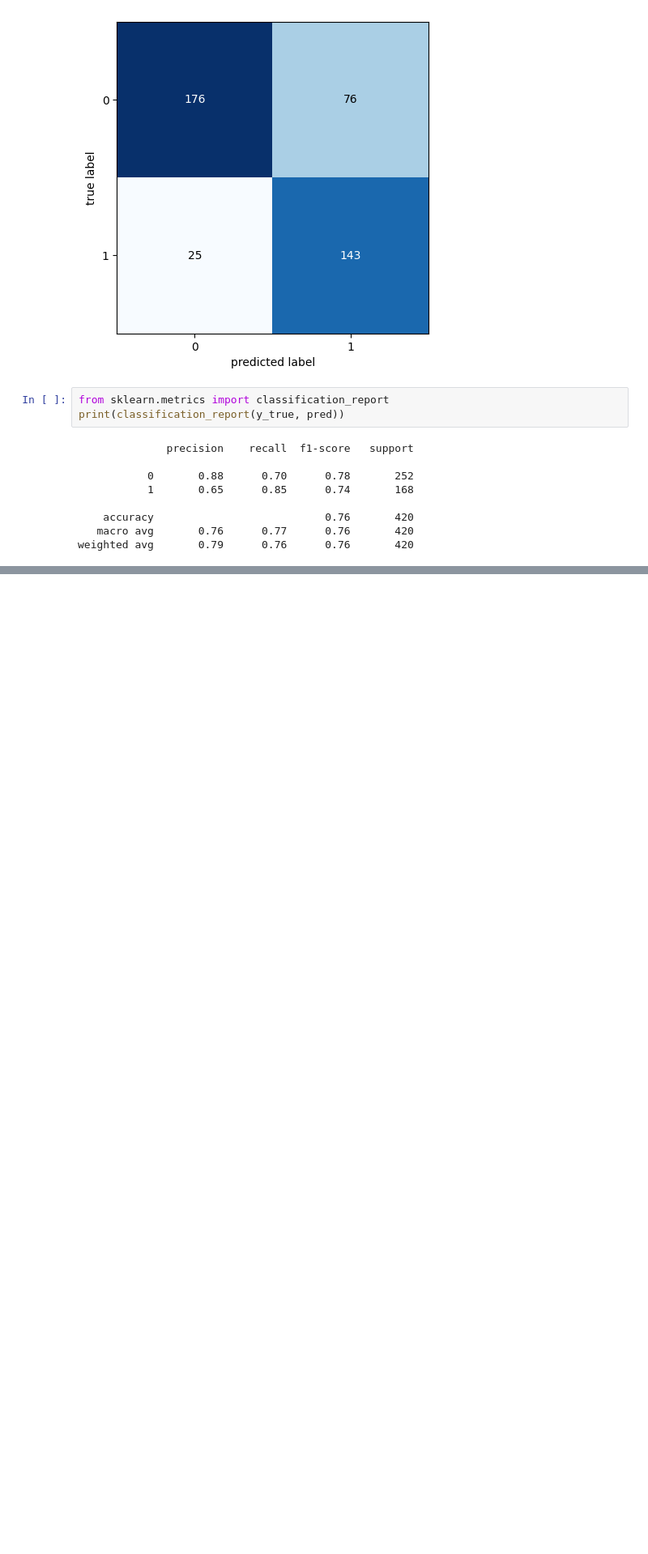
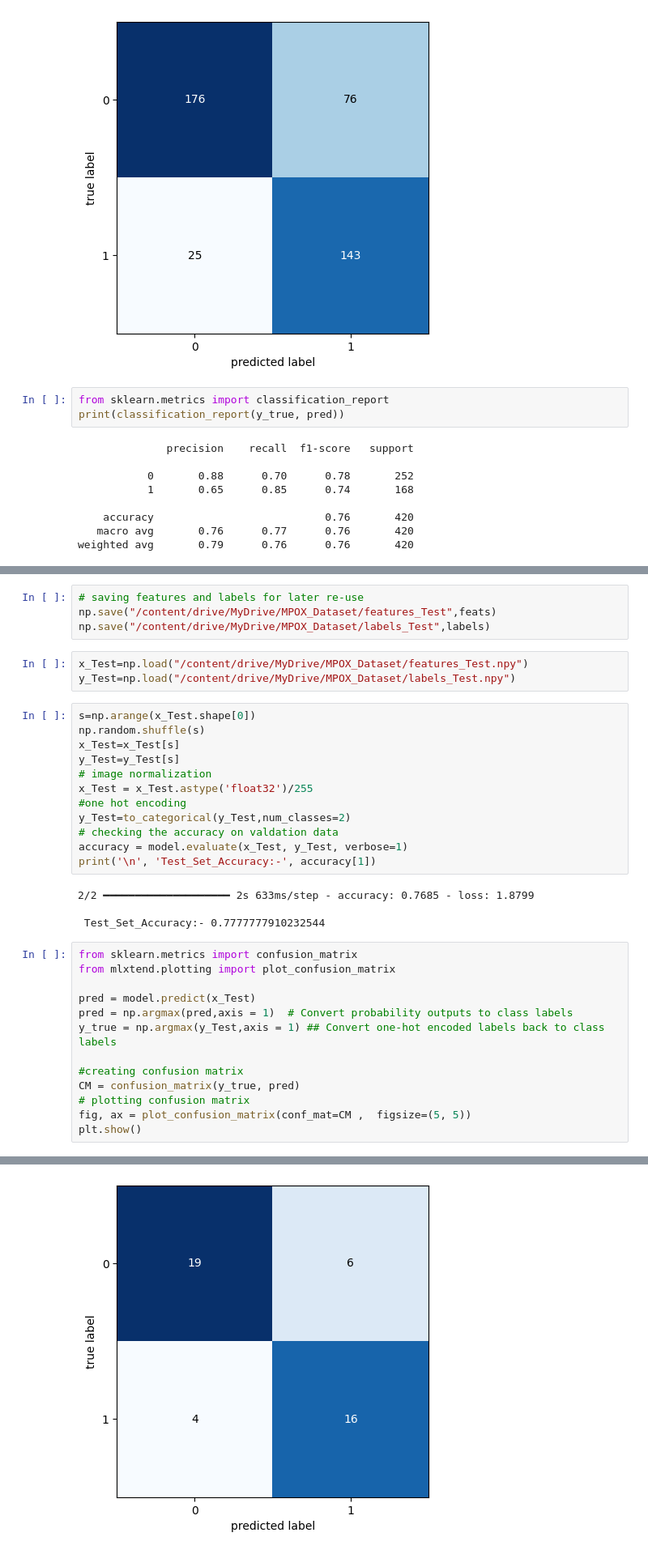
Before and after one commit to Dipu34/MonkeyPox_Prediction_CNN, a Jupyter notebook: PROJECT_MPOX.ipynb, the cells around one changed output, grey strips where cells are left out. Shown at 81% size. Cells and saved outputs as stored; diff of their text form; blank space fills up the shorter version.

Commit message:
did test on Test set

```diff
--- a/PROJECT_MPOX.ipynb
+++ b/PROJECT_MPOX.ipynb
@@ -575,0 +643,37 @@ print(y_val[:10])  # Show first 10 labels
+# %%
+# saving features and labels for later re-use
+np.save("/content/drive/MyDrive/MPOX_Dataset/features_Test",feats)
+np.save("/content/drive/MyDrive/MPOX_Dataset/labels_Test",labels)
+# %%
+x_Test=np.load("/content/drive/MyDrive/MPOX_Dataset/features_Test.npy")
+y_Test=np.load("/content/drive/MyDrive/MPOX_Dataset/labels_Test.npy")
+# %%
+s=np.arange(x_Test.shape[0])
+np.random.shuffle(s)
+x_Test=x_Test[s]
+y_Test=y_Test[s]
+# image normalization
+x_Test = x_Test.astype('float32')/255
+#one hot encoding
+y_Test=to_categorical(y_Test,num_classes=2)
+# checking the accuracy on valdation data
+accuracy = model.evaluate(x_Test, y_Test, verbose=1)
+print('\n', 'Test_Set_Accuracy:-', accuracy[1])
+# %% [output]
+2/2 ━━━━━━━━━━━━━━━━━━━━ 2s 633ms/step - accuracy: 0.7685 - loss: 1.8799
+
+ Test_Set_Accuracy:- 0.7777777910232544
+# %%
+from sklearn.metrics import confusion_matrix
+from mlxtend.plotting import plot_confusion_matrix
+
+pred = model.predict(x_Test)
+pred = np.argmax(pred,axis = 1)  # Convert probability outputs to class labels
+y_true = np.argmax(y_Test,axis = 1) ## Convert one-hot encoded labels back to class labels
+
+#creating confusion matrix
+CM = confusion_matrix(y_true, pred)
+# plotting confusion matrix
+fig, ax = plot_confusion_matrix(conf_mat=CM ,  figsize=(5, 5))
+plt.show()
+# %% [output]
@@ -575,0 +681 @@ print(y_val[:10])  # Show first 10 labels
+[figure, added]
```
Also changed, not shown: parts of 11 cells of this notebook.
